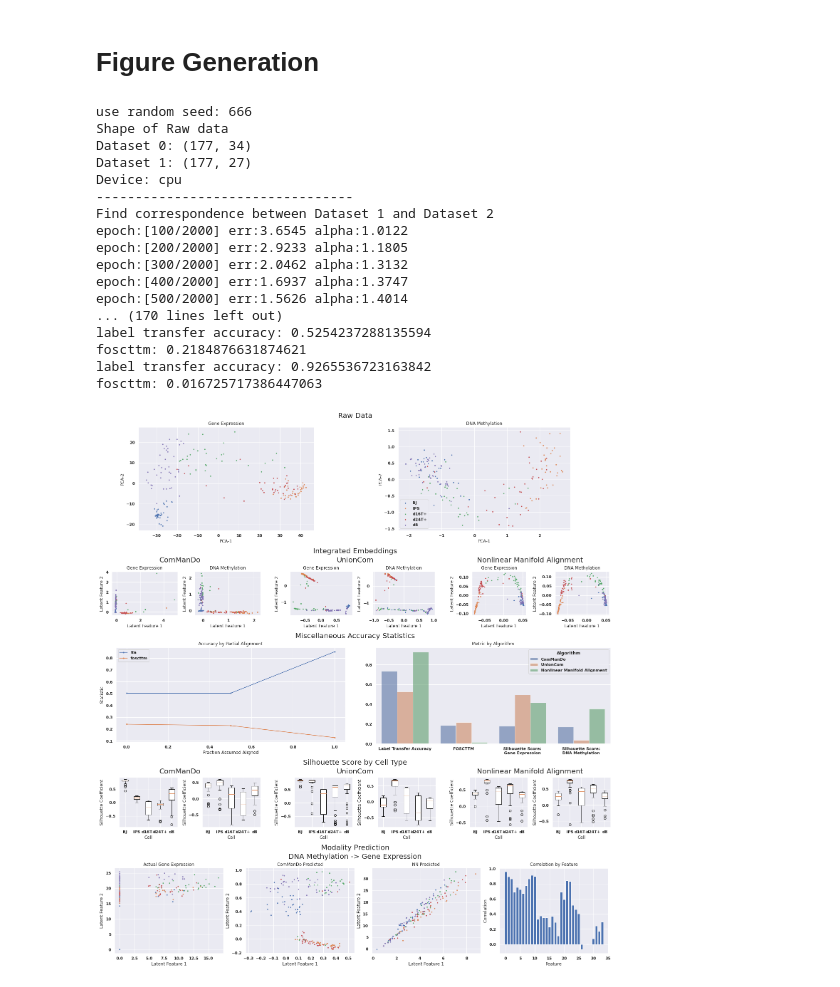
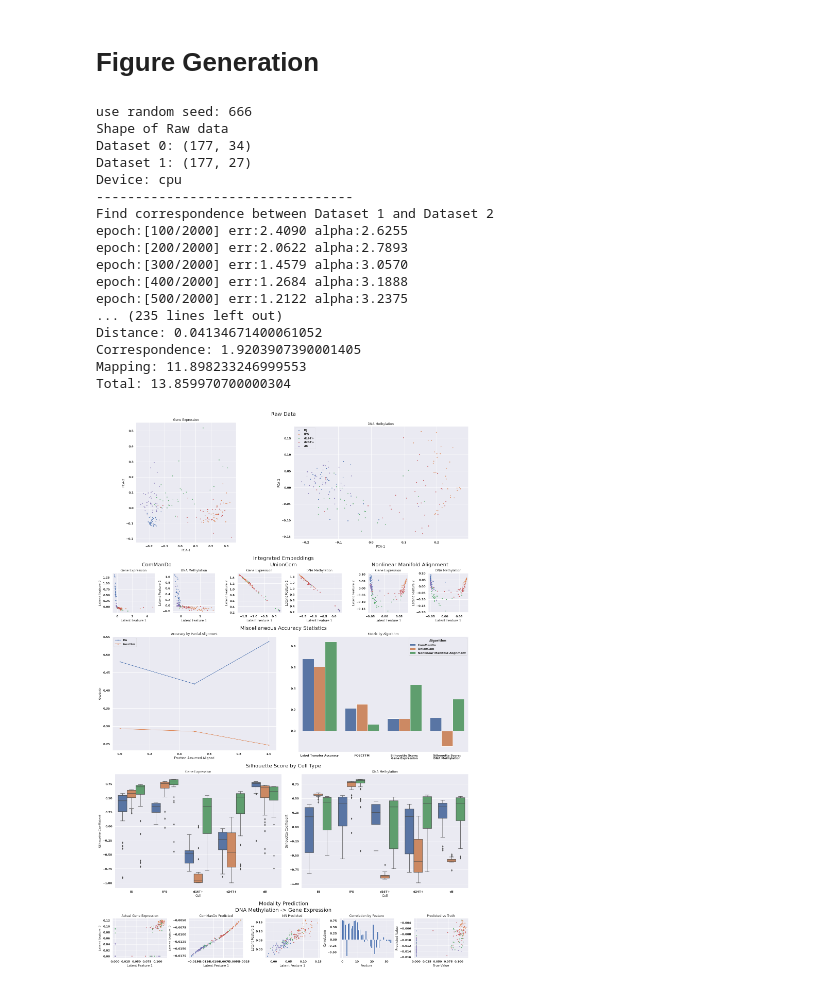
Before and after one commit to Oafish1/JAMIE, a Jupyter notebook: examples/general_analysis/scGEM.ipynb, the cells around one changed output. Saved outputs shown, nothing was run; the diff lists cells and outputs as text; code cells hidden in the pictures.

Commit message:
Figure and tuning updates

```diff
--- a/examples/general_analysis/scGEM.ipynb
+++ b/examples/general_analysis/scGEM.ipynb
@@ -29,5 +39,2 @@ labels = [np.array([type_func(j) for j in i]) for i in (type1,type2)]
-# %%
-data1 = preprocessing.normalize(data1)
-data2 = preprocessing.normalize(data2)
 # %% [markdown]
 # ComManDo
@@ -55,7 +62,7 @@ Total: 2.4499761700001272
 # %% [markdown]
 # UnionCom
 # %%
-uc = ComManDo(project_mode='tsne', output_dim=5)
+uc = ComManDo(project_mode='tsne', output_dim=2)
 uc_data = uc.fit_transform(dataset=dataset)
 # %% [output]
 use random seed: 666
@@ -78,37 +85,41 @@ Total: 2.609745081999904
 # %% [markdown]
 # Nonlinear Manifold Alignment
 # %%
-nl_data, _ = mmd_combine(data1, data2, method='maninetcluster', alignment='nonlinear manifold aln', num_dims=5)
+nl_data, _ = mmd_combine(data1, data2, method='maninetcluster', alignment='nonlinear manifold aln', num_dims=2)
 # %% [markdown]
 # Figure Generation
+# %%
+cm = ComManDo(output_dim=2, epoch_DNN=2000, loss_weights=(10, 1, 1, 1))
+cm_data = cm.fit_transform(dataset=dataset)
+# %% [output]
+use random seed: 666
+Shape of Raw data
+Dataset 0: (177, 34)
+Dataset 1: (177, 27)
+Device: cpu
+---------------------------------
+Find correspondence between Dataset 1 and Dataset 2
+epoch:[100/2000] err:2.4090 alpha:2.6255
+epoch:[200/2000] err:2.0622 alpha:2.7893
+epoch:[300/2000] err:1.4579 alpha:3.0570
+epoch:[400/2000] err:1.2684 alpha:3.1888
+epoch:[500/2000] err:1.2122 alpha:3.2375
+... (235 lines left out)
+Distance: 0.04134671400061052
+Correspondence: 1.9203907390001405
+Mapping: 11.898233246999553
+Total: 13.859970700000304
 # %%
 params = {
     'dataset_names': ['Gene Expression', 'DNA Methylation'],
     'alg_results': [uc_data, nl_data],
     'alg_names': ['UnionCom', 'Nonlinear Manifold Alignment'],
     'scale': 20,
-    'reconstruction_features': {(1, 0): [14, 33]},
+    'reconstruction_features': {(1, 0): [8, 9]},
     'exclude_predict': [(0, 1)],
     # 'skip_partial': True,
     # 'skip_nn': True,
 }
 generate_figure(cm, cm_data, dataset, labels, **params)
 # %% [output]
-use random seed: 666
-Shape of Raw data
-Dataset 0: (177, 34)
-Dataset 1: (177, 27)
-Device: cpu
----------------------------------
-Find correspondence between Dataset 1 and Dataset 2
-epoch:[100/2000] err:3.6545 alpha:1.0122
-epoch:[200/2000] err:2.9233 alpha:1.1805
-epoch:[300/2000] err:2.0462 alpha:1.3132
-epoch:[400/2000] err:1.6937 alpha:1.3747
-epoch:[500/2000] err:1.5626 alpha:1.4014
-... (170 lines left out)
-label transfer accuracy: 0.5254237288135594
-foscttm: 0.2184876631874621
-label transfer accuracy: 0.9265536723163842
-foscttm: 0.016725717386447063
-[figure, old version]
+[figure, new version]
```
Also changed, not shown: parts of 5 cells of this notebook, 6 other files.
